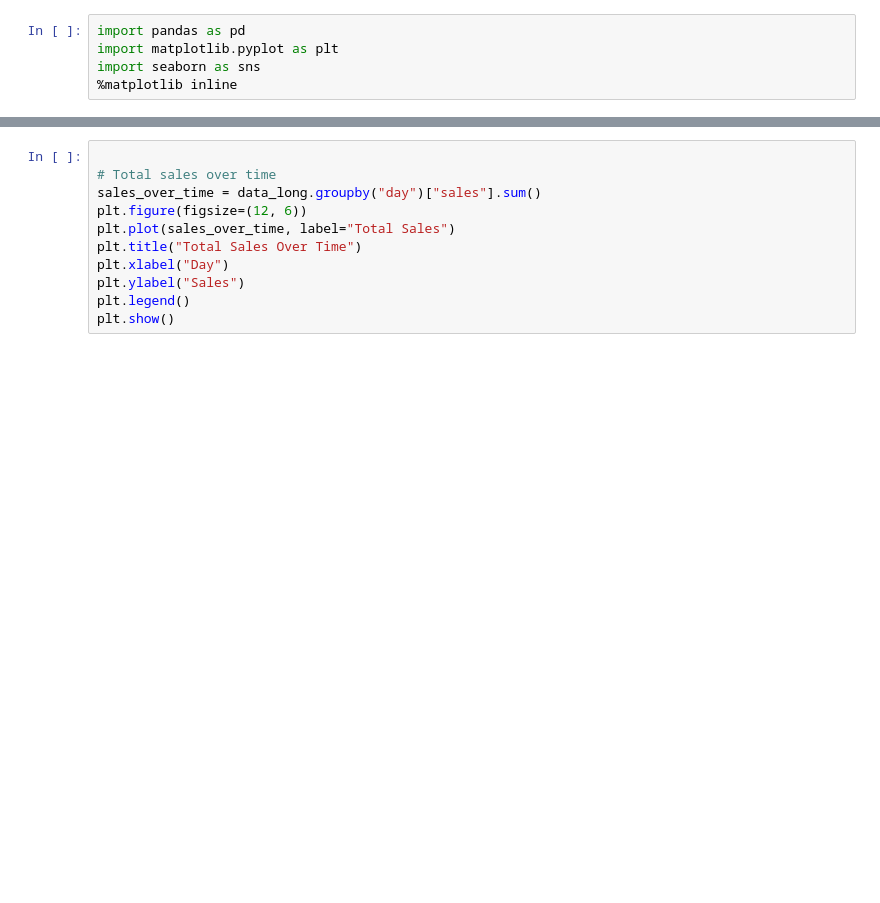
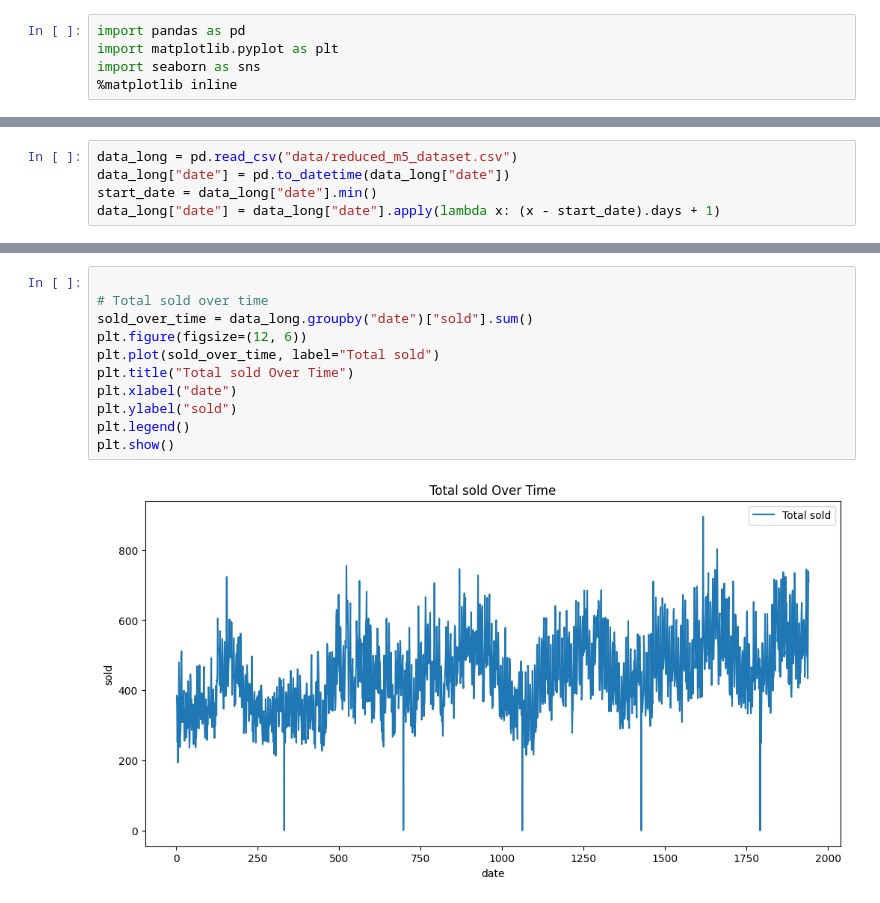
Before and after one commit to rawansr7/supply_chain, a Jupyter notebook: analysis/explore_data.ipynb, the cells around one changed output, grey strips where cells are left out. Cells and saved outputs as stored; diff of their text form; blank space fills up the shorter version.

```diff
--- a/analysis/explore_data.ipynb
+++ b/analysis/explore_data.ipynb
@@ -13,0 +6,5 @@ print(data_long["sales"].describe())
+# %%
+data_long = pd.read_csv("data/reduced_m5_dataset.csv")
+data_long["date"] = pd.to_datetime(data_long["date"])
+start_date = data_long["date"].min()
+data_long["date"] = data_long["date"].apply(lambda x: (x - start_date).days + 1)
@@ -14,13 +23,15 @@ print(data_long["sales"].describe())
 # %%
 
-# Total sales over time
-sales_over_time = data_long.groupby("day")["sales"].sum()
+# Total sold over time
+sold_over_time = data_long.groupby("date")["sold"].sum()
 plt.figure(figsize=(12, 6))
-plt.plot(sales_over_time, label="Total Sales")
-plt.title("Total Sales Over Time")
-plt.xlabel("Day")
-plt.ylabel("Sales")
+plt.plot(sold_over_time, label="Total sold")
+plt.title("Total sold Over Time")
+plt.xlabel("date")
+plt.ylabel("sold")
 plt.legend()
 plt.show()
+# %% [output]
+[figure, added]
 # %%
 
```
Also changed, not shown: parts of 11 cells of this notebook, 21 other files.
